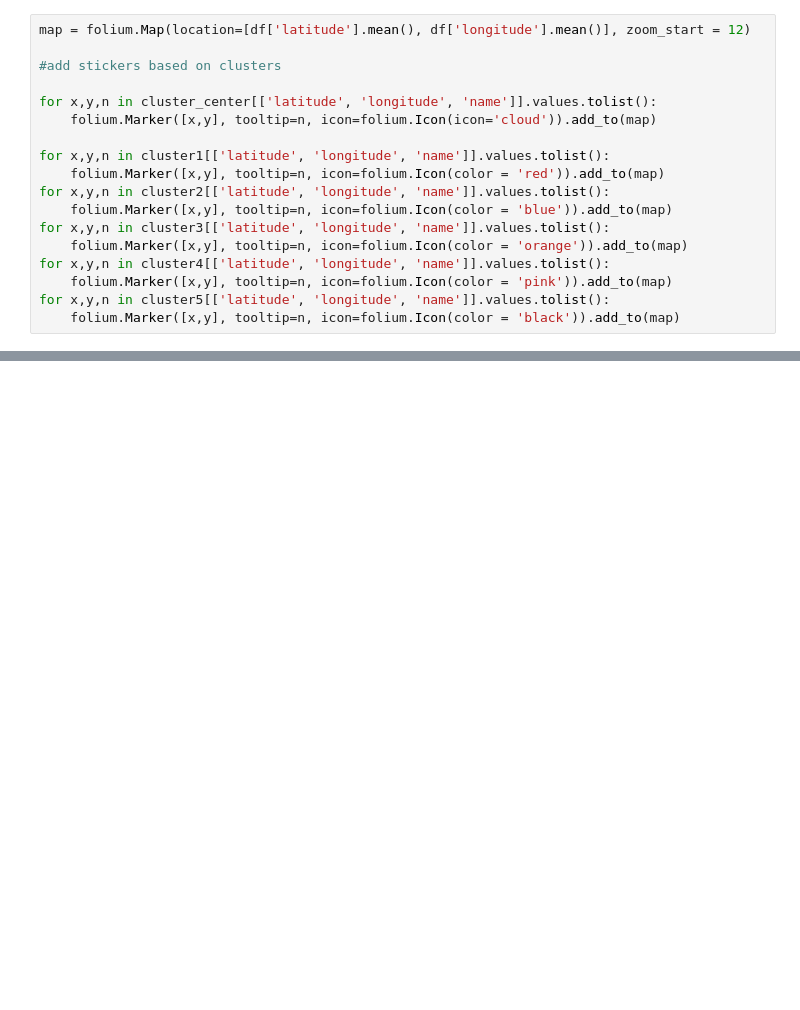
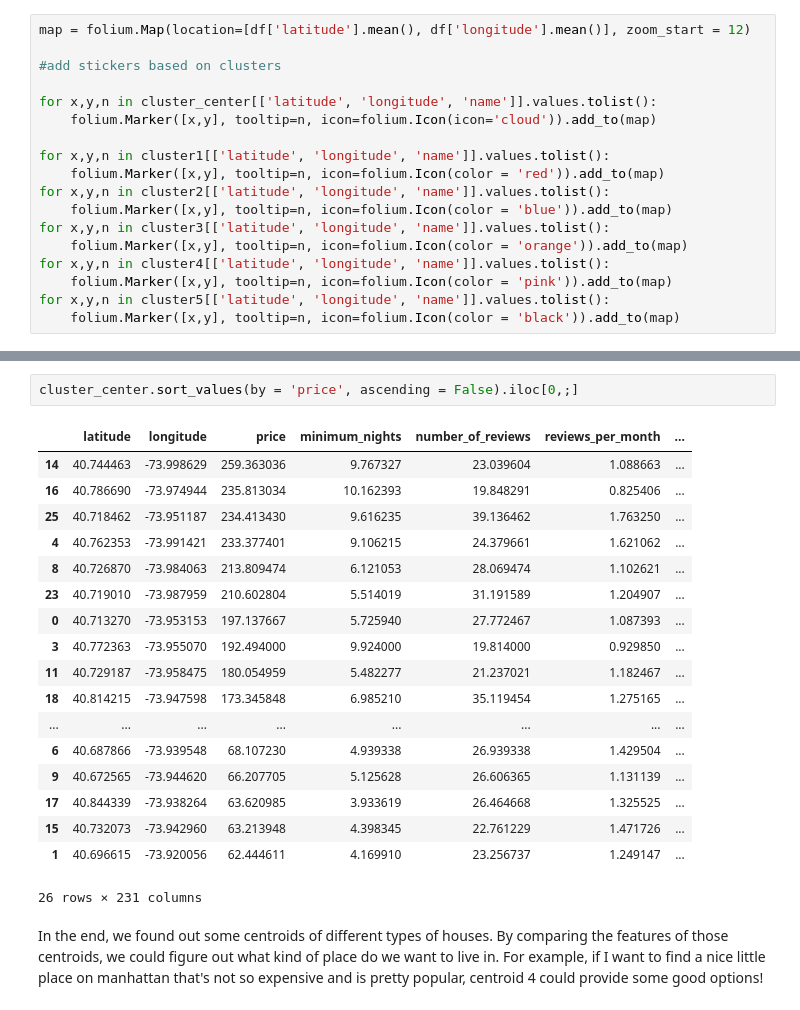
Before and after one commit to peterzpye/IBM-data-science-capstone-projects, a Jupyter notebook: Clustering analysis for Airbnb in NYC.ipynb, the cells around one changed output, grey strips where cells are left out. Drawn from its saved outputs; the diff is of its cells as text; blank space fills up the shorter version.

```diff
--- a/Clustering analysis for Airbnb in NYC.ipynb
+++ b/Clustering analysis for Airbnb in NYC.ipynb
@@ -332,3 +358,26 @@ for x,y,n in cluster5[['latitude', 'longitude', 'name']].values.tolist():
 map # due to large number of clusters I only showed 5 clusters, but showed the centroids of all 16 groups with the icon 'cloud'
 # %% [output]
 [interactive output not drawn]
+# %%
+cluster_center.sort_values(by = 'price', ascending = False).iloc[0,;]
+# %% [output]
+|  | latitude | longitude | price | minimum_nights | number_of_reviews | reviews_per_month | ... |
+| 14 | 40.744463 | -73.998629 | 259.363036 | 9.767327 | 23.039604 | 1.088663 | ... |
+| 16 | 40.786690 | -73.974944 | 235.813034 | 10.162393 | 19.848291 | 0.825406 | ... |
+| 25 | 40.718462 | -73.951187 | 234.413430 | 9.616235 | 39.136462 | 1.763250 | ... |
+| 4 | 40.762353 | -73.991421 | 233.377401 | 9.106215 | 24.379661 | 1.621062 | ... |
+| 8 | 40.726870 | -73.984063 | 213.809474 | 6.121053 | 28.069474 | 1.102621 | ... |
+| 23 | 40.719010 | -73.987959 | 210.602804 | 5.514019 | 31.191589 | 1.204907 | ... |
+| 0 | 40.713270 | -73.953153 | 197.137667 | 5.725940 | 27.772467 | 1.087393 | ... |
+| 3 | 40.772363 | -73.955070 | 192.494000 | 9.924000 | 19.814000 | 0.929850 | ... |
+| 11 | 40.729187 | -73.958475 | 180.054959 | 5.482277 | 21.237021 | 1.182467 | ... |
+| 18 | 40.814215 | -73.947598 | 173.345848 | 6.985210 | 35.119454 | 1.275165 | ... |
+| ... | ... | ... | ... | ... | ... | ... | ... |
+| 6 | 40.687866 | -73.939548 | 68.107230 | 4.939338 | 26.939338 | 1.429504 | ... |
+| 9 | 40.672565 | -73.944620 | 66.207705 | 5.125628 | 26.606365 | 1.131139 | ... |
+| 17 | 40.844339 | -73.938264 | 63.620985 | 3.933619 | 26.464668 | 1.325525 | ... |
+| 15 | 40.732073 | -73.942960 | 63.213948 | 4.398345 | 22.761229 | 1.471726 | ... |
+| 1 | 40.696615 | -73.920056 | 62.444611 | 4.169910 | 23.256737 | 1.249147 | ... |
+26 rows × 231 columns
+# %% [markdown]
+In the end, we found out some centroids of different types of houses. By comparing the features of those centroids, we could figure out what kind of place do we want to live in. For example, if I want to find a nice little place on manhattan that's not so expensive and is pretty popular, centroid 4 could provide some good options!
```
Also changed, not shown: parts of 19 cells of this notebook.
